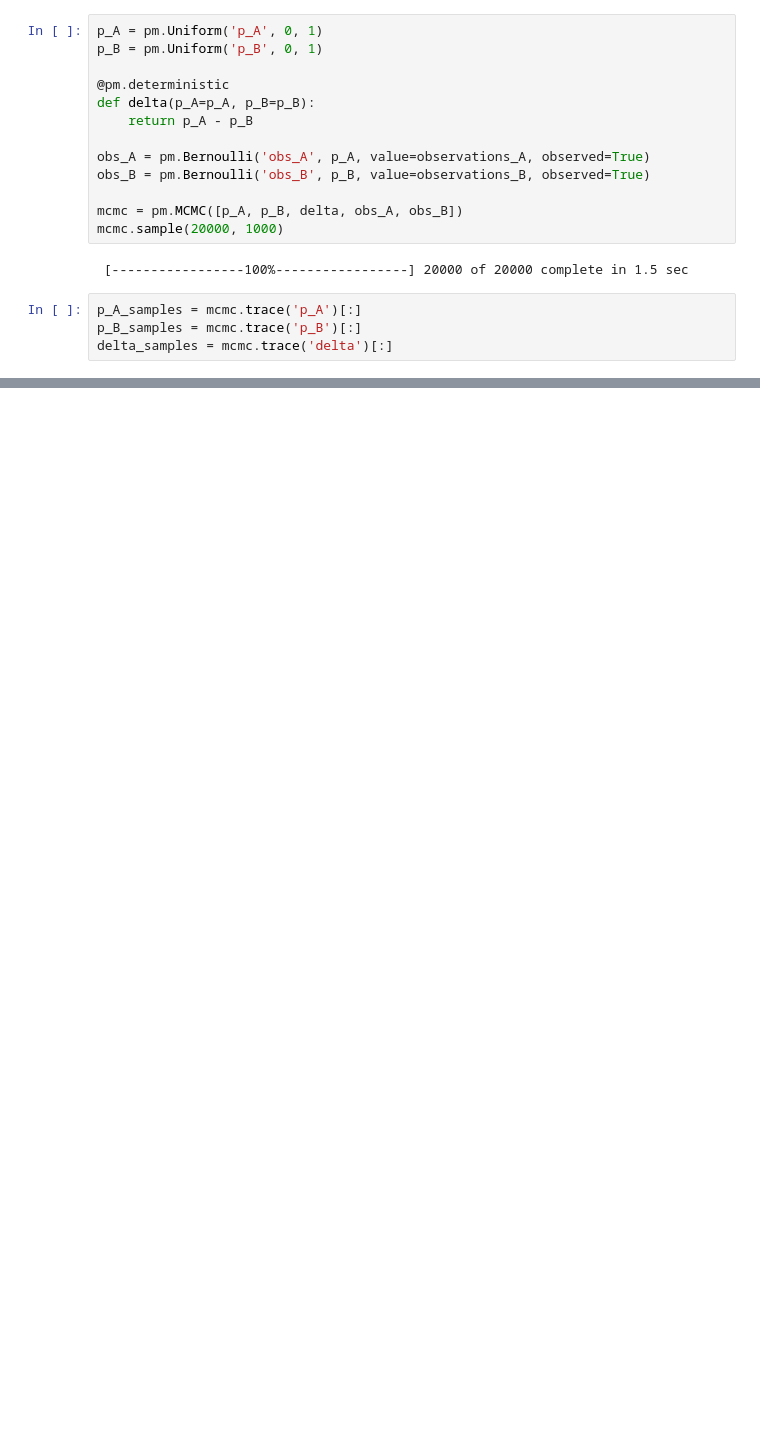
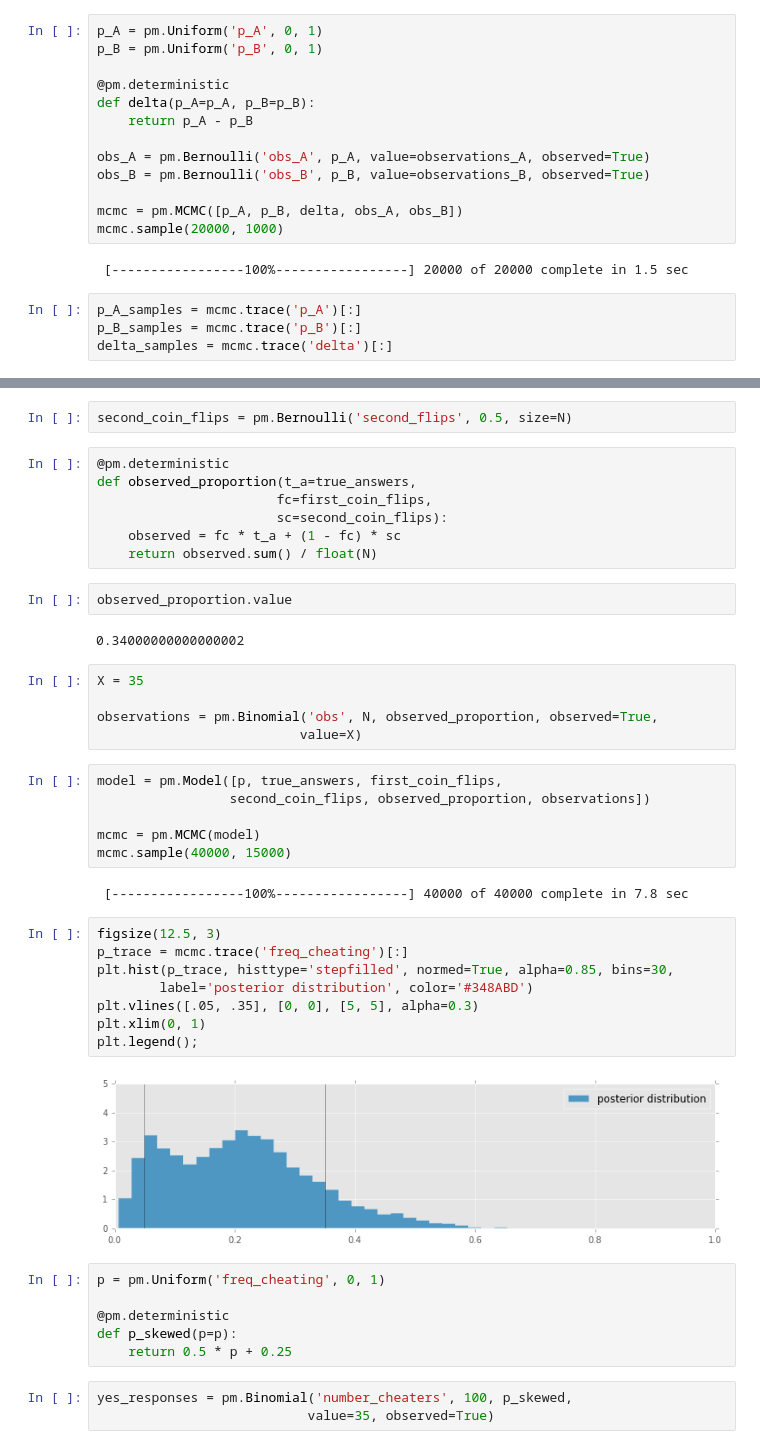
Before and after one commit to re9ulus/bayesian_methods, a Jupyter notebook: note2_PyMC.ipynb, the cells around one changed output, grey strips where cells are left out. Drawn from its saved outputs; the diff is of its cells as text; blank space fills up the shorter version.

Commit message:
Add note2_PyMC second part

```diff
--- a/note2_PyMC.ipynb
+++ b/note2_PyMC.ipynb
@@ -255,0 +305,45 @@ Probability site A is BETTER than site B 0.947
+# %%
+second_coin_flips = pm.Bernoulli('second_flips', 0.5, size=N)
+# %%
+@pm.deterministic
+def observed_proportion(t_a=true_answers,
+                       fc=first_coin_flips,
+                       sc=second_coin_flips):
+    observed = fc * t_a + (1 - fc) * sc
+    return observed.sum() / float(N)
+# %%
+observed_proportion.value
+# %% [output]
+0.34000000000000002
+# %%
+X = 35
+
+observations = pm.Binomial('obs', N, observed_proportion, observed=True,
+                          value=X)
+# %%
+model = pm.Model([p, true_answers, first_coin_flips,
+                 second_coin_flips, observed_proportion, observations])
+
+mcmc = pm.MCMC(model)
+mcmc.sample(40000, 15000)
+# %% [output]
+ [-----------------100%-----------------] 40000 of 40000 complete in 7.8 sec
+# %%
+figsize(12.5, 3)
+p_trace = mcmc.trace('freq_cheating')[:]
+plt.hist(p_trace, histtype='stepfilled', normed=True, alpha=0.85, bins=30,
+        label='posterior distribution', color='#348ABD')
+plt.vlines([.05, .35], [0, 0], [5, 5], alpha=0.3)
+plt.xlim(0, 1)
+plt.legend();
+# %% [output]
+[figure, added]
+# %%
+p = pm.Uniform('freq_cheating', 0, 1)
+
+@pm.deterministic
+def p_skewed(p=p):
+    return 0.5 * p + 0.25
+# %%
+yes_responses = pm.Binomial('number_cheaters', 100, p_skewed,
+                           value=35, observed=True)
```
Also changed, not shown: parts of 32 cells of this notebook, 1 other file.
